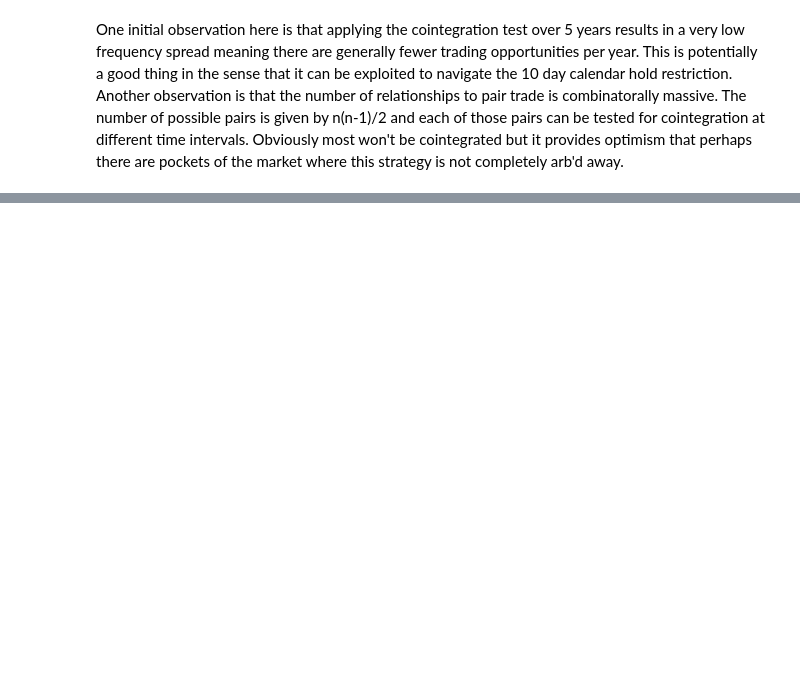
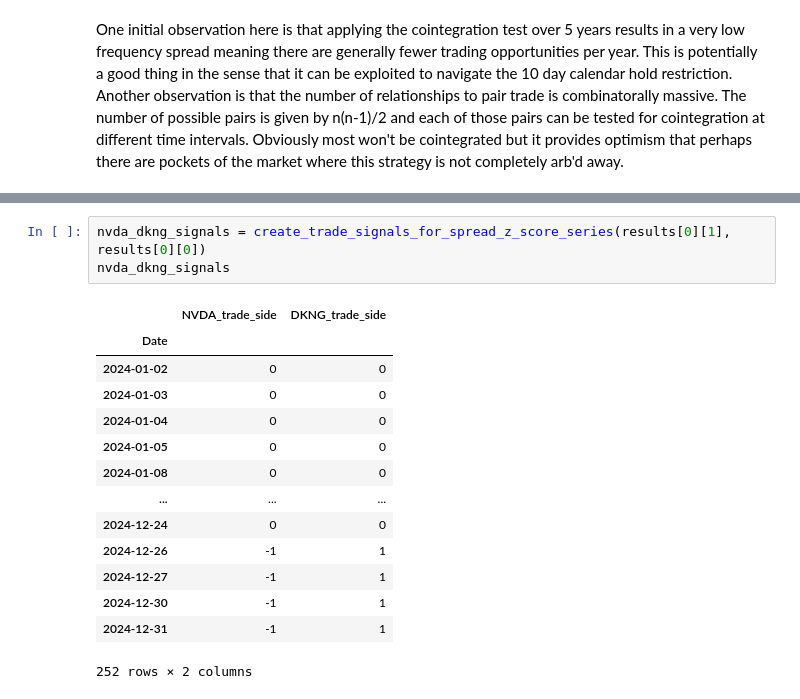
Before and after one commit to logandeboo/pairs_trading, a Jupyter notebook: scratchwork/pairs_trading.ipynb, the cells around one changed output, grey strips where cells are left out. Saved outputs shown, nothing was run; the diff lists cells and outputs as text; blank space fills up the shorter version.

```diff
--- a/scratchwork/pairs_trading.ipynb
+++ b/scratchwork/pairs_trading.ipynb
@@ -233,0 +369,18 @@ print(f"Total cointegrated pairs saved: {len(cointegration_results)}")
+# %%
+nvda_dkng_signals = create_trade_signals_for_spread_z_score_series(results[0][1], results[0][0])
+nvda_dkng_signals
+# %% [output]
+|  | NVDA_trade_side | DKNG_trade_side |
+| Date |  |  |
+| 2024-01-02 | 0 | 0 |
+| 2024-01-03 | 0 | 0 |
+| 2024-01-04 | 0 | 0 |
+| 2024-01-05 | 0 | 0 |
+| 2024-01-08 | 0 | 0 |
+| ... | ... | ... |
+| 2024-12-24 | 0 | 0 |
+| 2024-12-26 | -1 | 1 |
+| 2024-12-27 | -1 | 1 |
+| 2024-12-30 | -1 | 1 |
+| 2024-12-31 | -1 | 1 |
+252 rows × 2 columns
```
Also changed, not shown: parts of 11 cells of this notebook, 5 other files.
